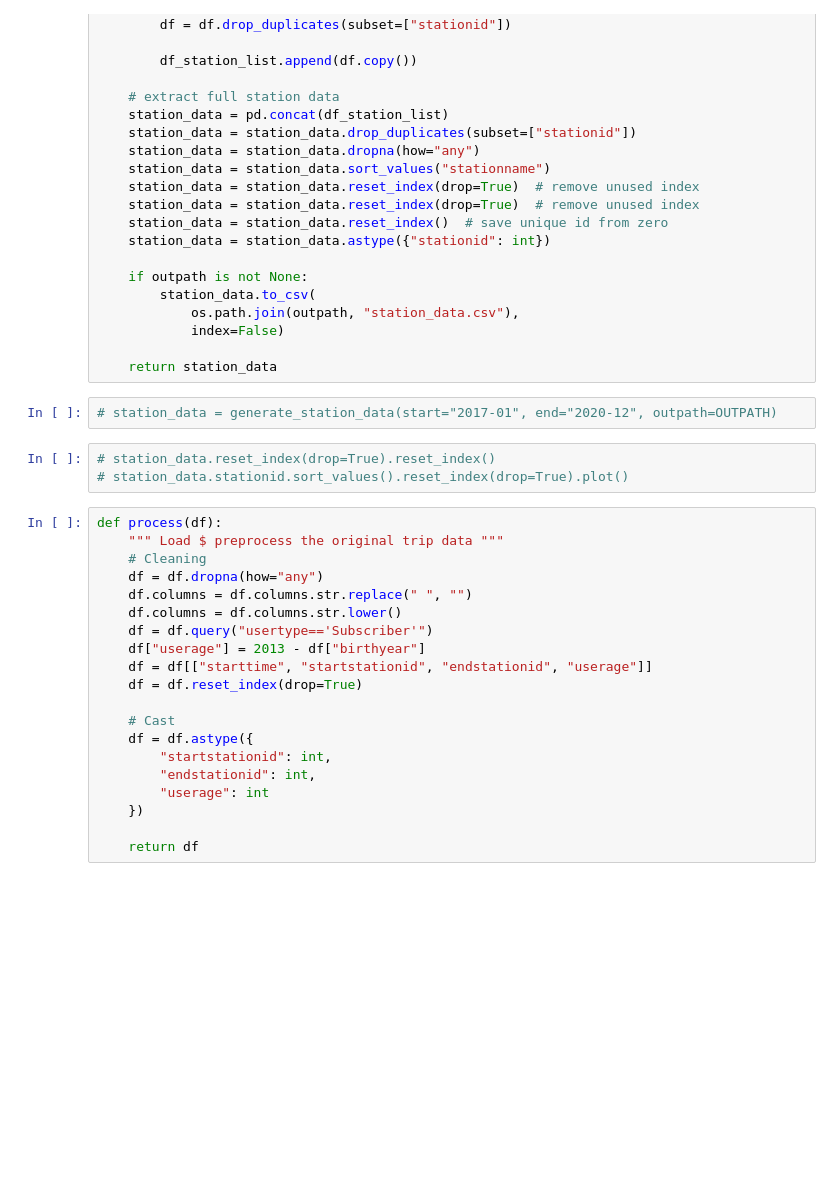
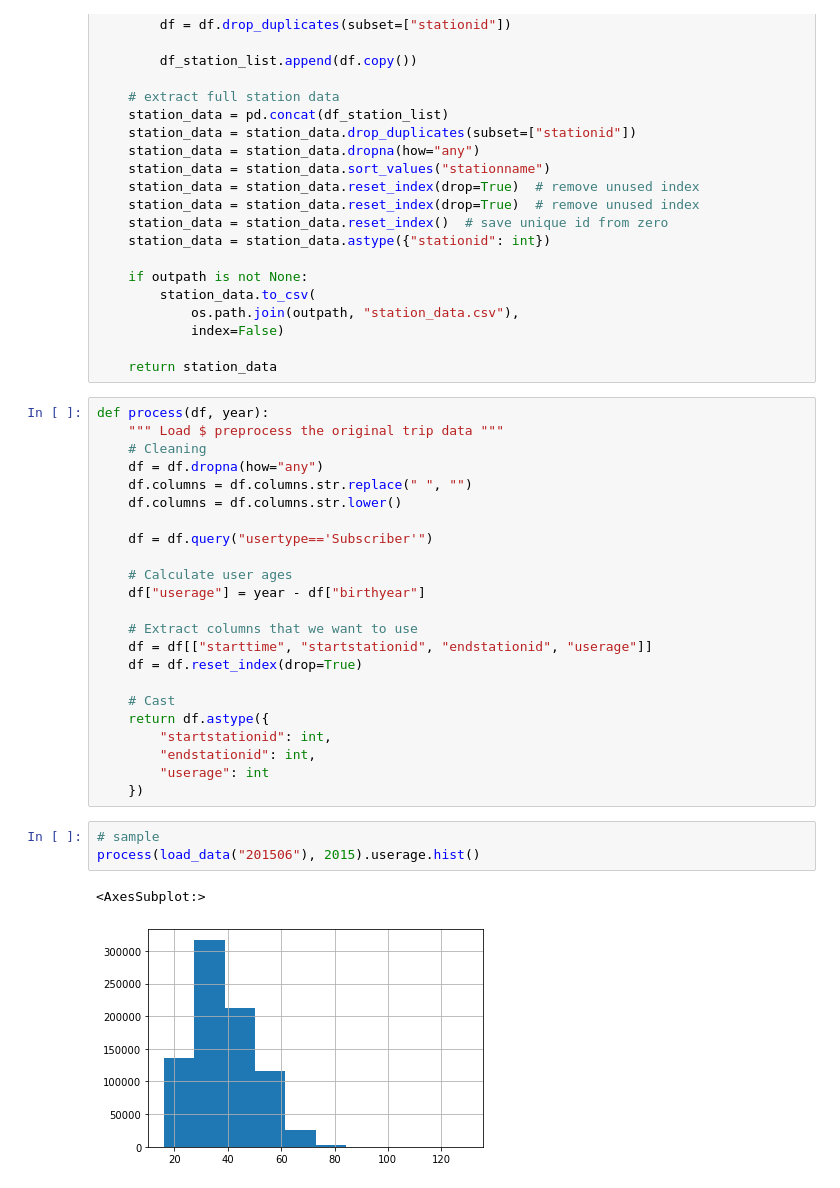
Before and after one commit to kokikwbt/citibike, a Jupyter notebook: notebooks/prep_tripdata.ipynb, the cells around one changed output. Cells and saved outputs as stored; diff of their text form; blank space fills up the shorter version.

```diff
--- a/notebooks/prep_tripdata.ipynb
+++ b/notebooks/prep_tripdata.ipynb
@@ -75,31 +75,35 @@ def generate_station_data(start="2017-01", end="2020-12", outpath=None):
             index=False)
 
     return station_data
-# %%
-# station_data = generate_station_data(start="2017-01", end="2020-12", outpath=OUTPATH)
-# %%
-# station_data.reset_index(drop=True).reset_index()
-# station_data.stationid.sort_values().reset_index(drop=True).plot()
 # %%
-def process(df):
+def process(df, year):
     """ Load $ preprocess the original trip data """
     # Cleaning
     df = df.dropna(how="any")
     df.columns = df.columns.str.replace(" ", "")
     df.columns = df.columns.str.lower()
+
     df = df.query("usertype=='Subscriber'")
-    df["userage"] = 2013 - df["birthyear"]
+
+    # Calculate user ages
+    df["userage"] = year - df["birthyear"]
+
+    # Extract columns that we want to use
     df = df[["starttime", "startstationid", "endstationid", "userage"]]
     df = df.reset_index(drop=True)
 
     # Cast
-    df = df.astype({
+    return df.astype({
         "startstationid": int,
         "endstationid": int,
         "userage": int
     })
-
-    return df
+# %%
+# sample
+process(load_data("201506"), 2015).userage.hist()
+# %% [output]
+<AxesSubplot:>
+[figure, added]
 # %%
 def save_dataset(start="2017-01", end="2020-12"):
 
```
Also changed, not shown: parts of 2 cells of this notebook.
